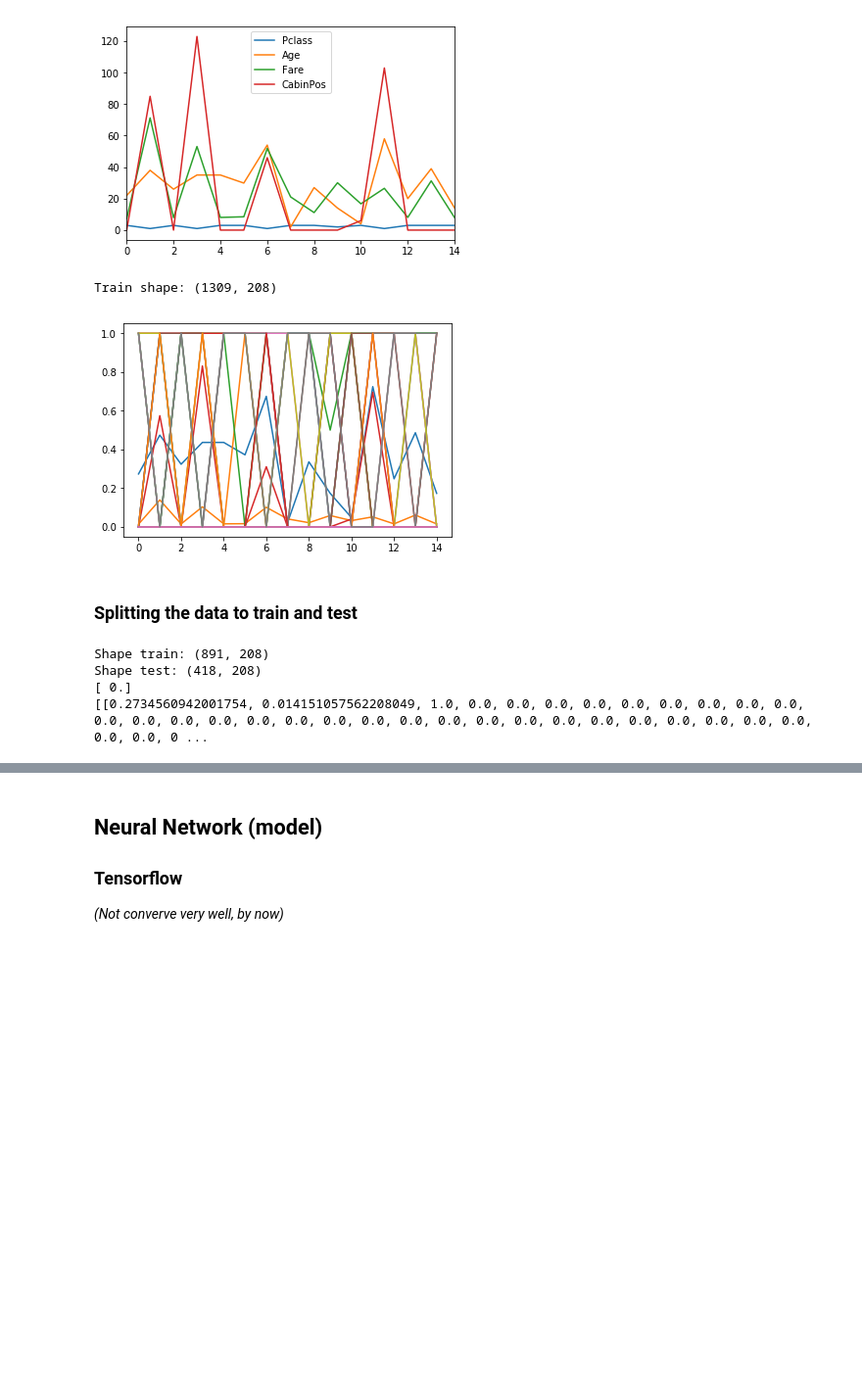
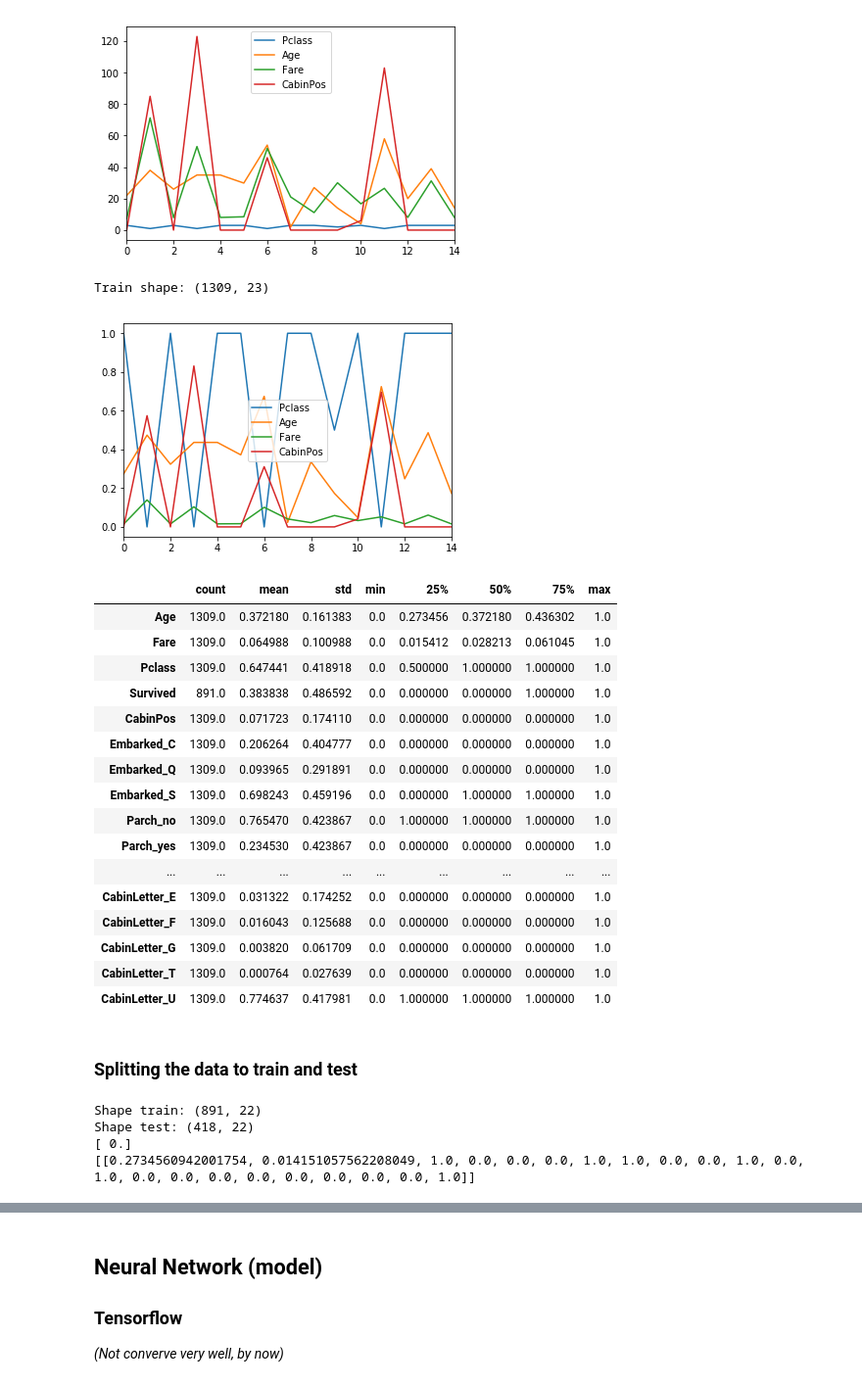
Before and after one commit to samuxiii/prototypes, a Jupyter notebook: notebooks/titanic/Titanic Survival.ipynb, the cells around one changed output, grey strips where cells are left out. Shown at 98% size. Drawn from its saved outputs; the diff is of its cells as text; code cells hidden in the pictures; blank space fills up the shorter version.

Commit message:
Cabin column was not dropped after processing
It's splitted in CabinPos and CabinLetter

```diff
--- a/notebooks/titanic/Titanic Survival.ipynb
+++ b/notebooks/titanic/Titanic Survival.ipynb
@@ -154,6 +154,7 @@ def processCabin(df):
 
 processCabin(data)
 print(data[['Cabin','CabinLetter','CabinPos']].head(10))
+data = data.drop('Cabin', axis=1)
 # %% [output]
   Cabin CabinLetter  CabinPos
 0   NaN           U         0
@@ -194,30 +215,44 @@ plt.show()
 # %%
 #Squeeze the data to [0,1]
 from sklearn import preprocessing
 
 scaler = preprocessing.MinMaxScaler()
-data_norm = scaler.fit_transform(data.drop('Survived', axis=1))
+data[['Age','Fare','Pclass','CabinPos']] = scaler.fit_transform(data[['Age','Fare','Pclass','CabinPos']])
 
-print("Train shape: {}".format(data_norm.shape))
+print("Train shape: {}".format(data.shape))
 
-plt.figure()
-plt.plot(np.arange(15), data_norm[:15])
+data[['Pclass','Age','Fare','CabinPos']].head(15).plot()
 plt.show()
+data.describe().T
 # %% [output]
-Train shape: (1309, 208)
+Train shape: (1309, 23)
-[figure, old version]
+[figure, new version]
+|  | count | mean | std | min | 25% | 50% | 75% | max |
+| Age | 1309.0 | 0.372180 | 0.161383 | 0.0 | 0.273456 | 0.372180 | 0.436302 | 1.0 |
+| Fare | 1309.0 | 0.064988 | 0.100988 | 0.0 | 0.015412 | 0.028213 | 0.061045 | 1.0 |
+| Pclass | 1309.0 | 0.647441 | 0.418918 | 0.0 | 0.500000 | 1.000000 | 1.000000 | 1.0 |
+| Survived | 891.0 | 0.383838 | 0.486592 | 0.0 | 0.000000 | 0.000000 | 1.000000 | 1.0 |
+| CabinPos | 1309.0 | 0.071723 | 0.174110 | 0.0 | 0.000000 | 0.000000 | 0.000000 | 1.0 |
+| Embarked_C | 1309.0 | 0.206264 | 0.404777 | 0.0 | 0.000000 | 0.000000 | 0.000000 | 1.0 |
+| Embarked_Q | 1309.0 | 0.093965 | 0.291891 | 0.0 | 0.000000 | 0.000000 | 0.000000 | 1.0 |
+| Embarked_S | 1309.0 | 0.698243 | 0.459196 | 0.0 | 0.000000 | 1.000000 | 1.000000 | 1.0 |
+| Parch_no | 1309.0 | 0.765470 | 0.423867 | 0.0 | 1.000000 | 1.000000 | 1.000000 | 1.0 |
+| Parch_yes | 1309.0 | 0.234530 | 0.423867 | 0.0 | 0.000000 | 0.000000 | 0.000000 | 1.0 |
+| ... | ... | ... | ... | ... | ... | ... | ... | ... |
+| CabinLetter_E | 1309.0 | 0.031322 | 0.174252 | 0.0 | 0.000000 | 0.000000 | 0.000000 | 1.0 |
+| CabinLetter_F | 1309.0 | 0.016043 | 0.125688 | 0.0 | 0.000000 | 0.000000 | 0.000000 | 1.0 |
+| CabinLetter_G | 1309.0 | 0.003820 | 0.061709 | 0.0 | 0.000000 | 0.000000 | 0.000000 | 1.0 |
+| CabinLetter_T | 1309.0 | 0.000764 | 0.027639 | 0.0 | 0.000000 | 0.000000 | 0.000000 | 1.0 |
+| CabinLetter_U | 1309.0 | 0.774637 | 0.417981 | 0.0 | 1.000000 | 1.000000 | 1.000000 | 1.0 |
 # %% [markdown]
 ### Splitting the data to train and test
 # %%
 y = np.array(data['Survived'])
 X = np.array(data.drop('Survived', axis=1))
 
-#using the previous scaler
-X_norm = scaler.transform(X)
-
 #split by idx
 idx = train_samples
-X_train, X_test = X_norm[:idx], X_norm[idx:]
+X_train, X_test = X[:idx], X[idx:]
 y_train, y_test = y[:idx], y[idx:]
 
 print("Shape train: {}".format(X_train.shape))
@@ -225,10 +260,10 @@ print("Shape test: {}".format(X_test.shape))
 print(y_train[0:1])
 print(X_train[0:1].tolist())
 # %% [output]
-Shape train: (891, 208)
-Shape test: (418, 208)
+Shape train: (891, 22)
+Shape test: (418, 22)
 [ 0.]
-[[0.2734560942001754, 0.014151057562208049, 1.0, 0.0, 0.0, 0.0, 0.0, 0.0, 0.0, 0.0, 0.0, 0.0, 0.0, 0.0, 0.0, 0.0, 0.0, 0.0, 0.0, 0.0, 0.0, 0.0, 0.0, 0.0, 0.0, 0.0, 0.0, 0.0, 0.0, 0.0, 0.0, 0.0, 0.0, 0 ...
+[[0.2734560942001754, 0.014151057562208049, 1.0, 0.0, 0.0, 0.0, 1.0, 1.0, 0.0, 0.0, 1.0, 0.0, 1.0, 0.0, 0.0, 0.0, 0.0, 0.0, 0.0, 0.0, 0.0, 1.0]]
 # %%
 from sklearn.model_selection import train_test_split
 
```
Also changed, not shown: parts of 11 cells of this notebook.
